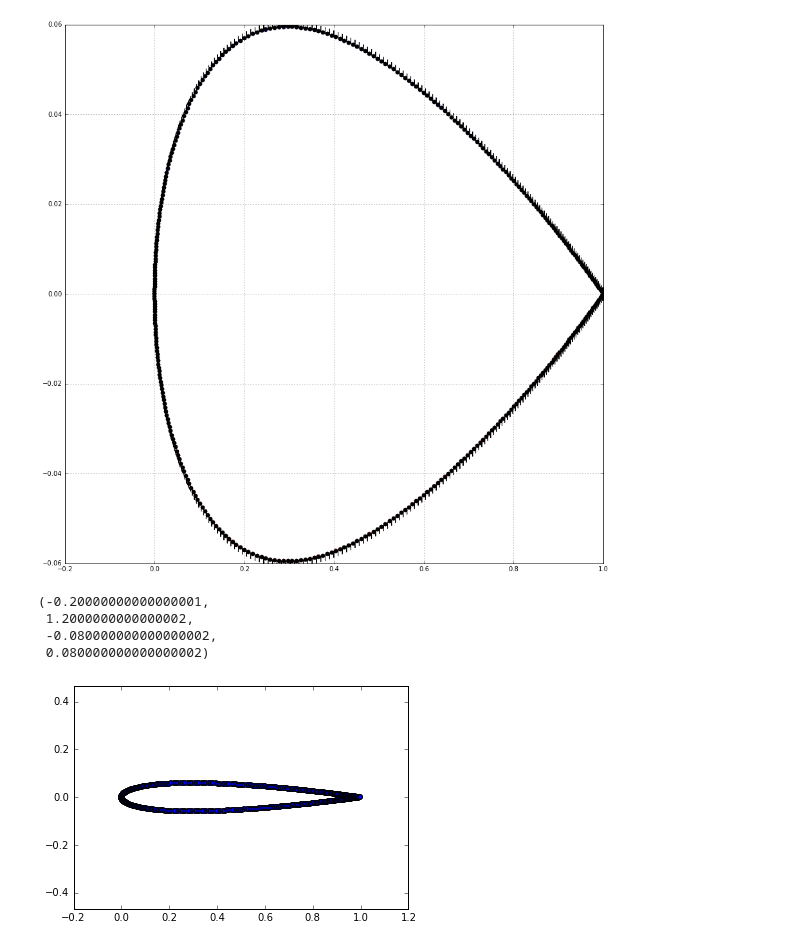
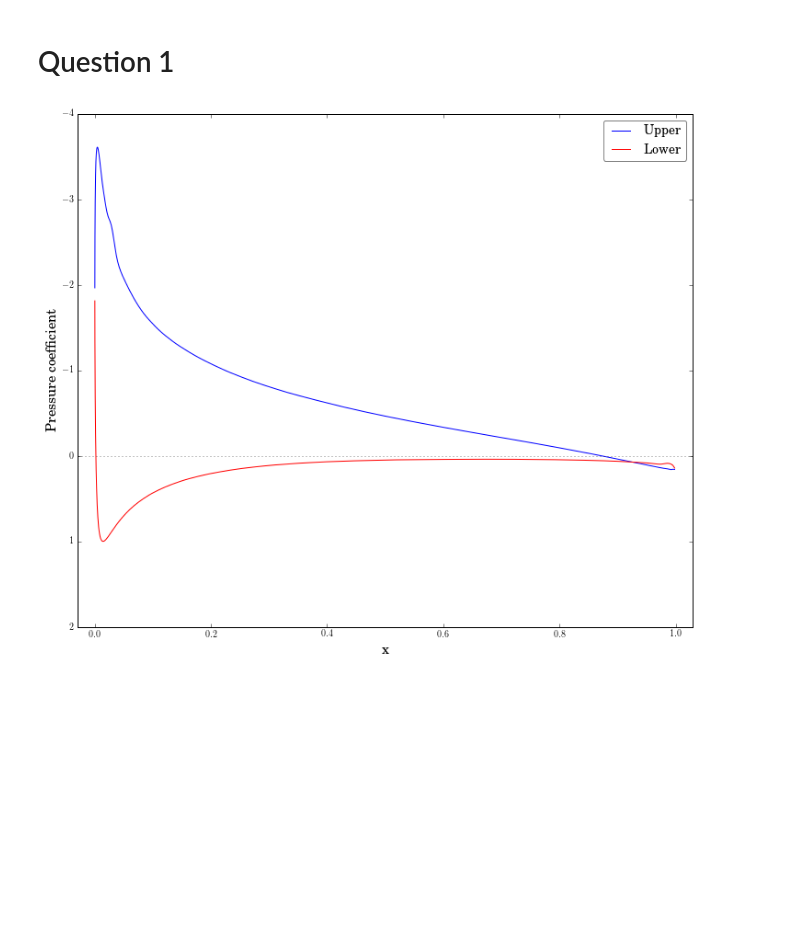
Before and after one commit to selimb/schoolstuff, a Jupyter notebook: mech539/ass5/Untitled.ipynb, the cells around one changed output. Cells and saved outputs as stored; diff of their text form; code cells hidden in the pictures; blank space fills up the shorter version.

```diff
--- a/mech539/ass5/Untitled.ipynb
+++ b/mech539/ass5/Untitled.ipynb
@@ -50,5 +57,4 @@ upper = _w(np.s_[LE:TE_end+1])
 # %%
-# Compute surface values
 num_airfoil_nodes = TE_end - TE_start + 1
 normals = np.empty((num_airfoil_nodes - 1, 2))
 tangents = np.empty_like(normals)
@@ -56,12 +62,16 @@ areas = np.empty(num_airfoil_nodes - 1)
 thetas = np.empty_like(areas)
 xc = np.empty_like(areas)
 yc = np.empty_like(areas)
+cp = np.empty_like(areas)
 x_wall = x[wall]
 y_wall = y[wall]
+p_wall = pressure[wall]
 assert num_airfoil_nodes == len(x_wall)
 for i in range(num_airfoil_nodes - 1):
     xc[i] = 0.5*(x_wall[i+1] + x_wall[i])
     yc[i] = 0.5*(y_wall[i+1] + y_wall[i])
+    pc = 0.5*(p_wall[i+1] + p_wall[i])
+    cp[i] = (pc/p0 - 1)*SCF
     dx = x_wall[i+1] - x_wall[i]
     dy = y_wall[i+1] - y_wall[i]
     l = np.sqrt(dy**2 + dx**2)
@@ -172,29 +131,25 @@ plt.plot(tauw)
-# %%
-fig, ax = plt.subplots(figsize=(15, 15))
-ax.plot(x[lower], y[lower], 'r-o')
-ax.plot(x[upper], y[upper], 'b-o')
-ax.plot(xp1, yp1, 'k-o')
-# ax.set_xlim(-0.01, 0.01)
-# ax.set_xlim(0.99, 1.01)
-# ax.set_ylim(-0.01, 0.01)
-for i in range(len(xc)):
-    ax.arrow(xc[i], yc[i], 0.001*normals[i,0], 0.001*normals[i,1], width=1e-5)
-
-ax.grid()
-# %% [output]
-[figure, removed]
-# %%
-# Compute nodal stress tensor on wall
-# gradUV = np.empty((num_airfoil_nodes, 2, 2))
-wall2global = np.arange(airfoil.start, airfoil.stop + 1, 1)
-for n in range(1, num_airfoil_nodes - 1):
-    gn = wall2global[n]
-    plt.scatter(x[gn,0], y[gn,0])
-    plt.scatter(x[gn,1], y[gn,1])
-plt.axis('equal')
-# %% [output]
-(-0.20000000000000001,
- 1.2000000000000002,
- -0.080000000000000002,
- 0.080000000000000002)
-[figure, removed]
+# %%
+upper = np.index_exp[LE - TE_start:]
+lower = np.index_exp[:LE - TE_start]
+# %%
+def savefig(fig, name):
+    filepath = os.path.join('tex', 'figs', name)
+    fig.savefig(filepath)
+# %% [markdown]
+# Question 1
+# %%
+fig, ax = plt.subplots(figsize=(12, 10))
+
+ax.plot(xc[upper], cp[upper], 'b', label='Upper')
+ax.plot(xc[lower], cp[lower], 'r', label='Lower')
+ax.invert_yaxis()
+ax.legend()
+ax.set_ylabel('Pressure coefficient')
+ax.set_xlabel('x')
+ax.set_xlim(-0.03, 1.03)
+ax.set_yticks([0.0], minor=True)
+ax.grid(True, which='minor', axis='y')
+savefig(fig, 'cp.pdf')
+plt.show()
+# %% [output]
+[figure, added]
```
Also changed, not shown: parts of 19 cells of this notebook, 9 other files.
